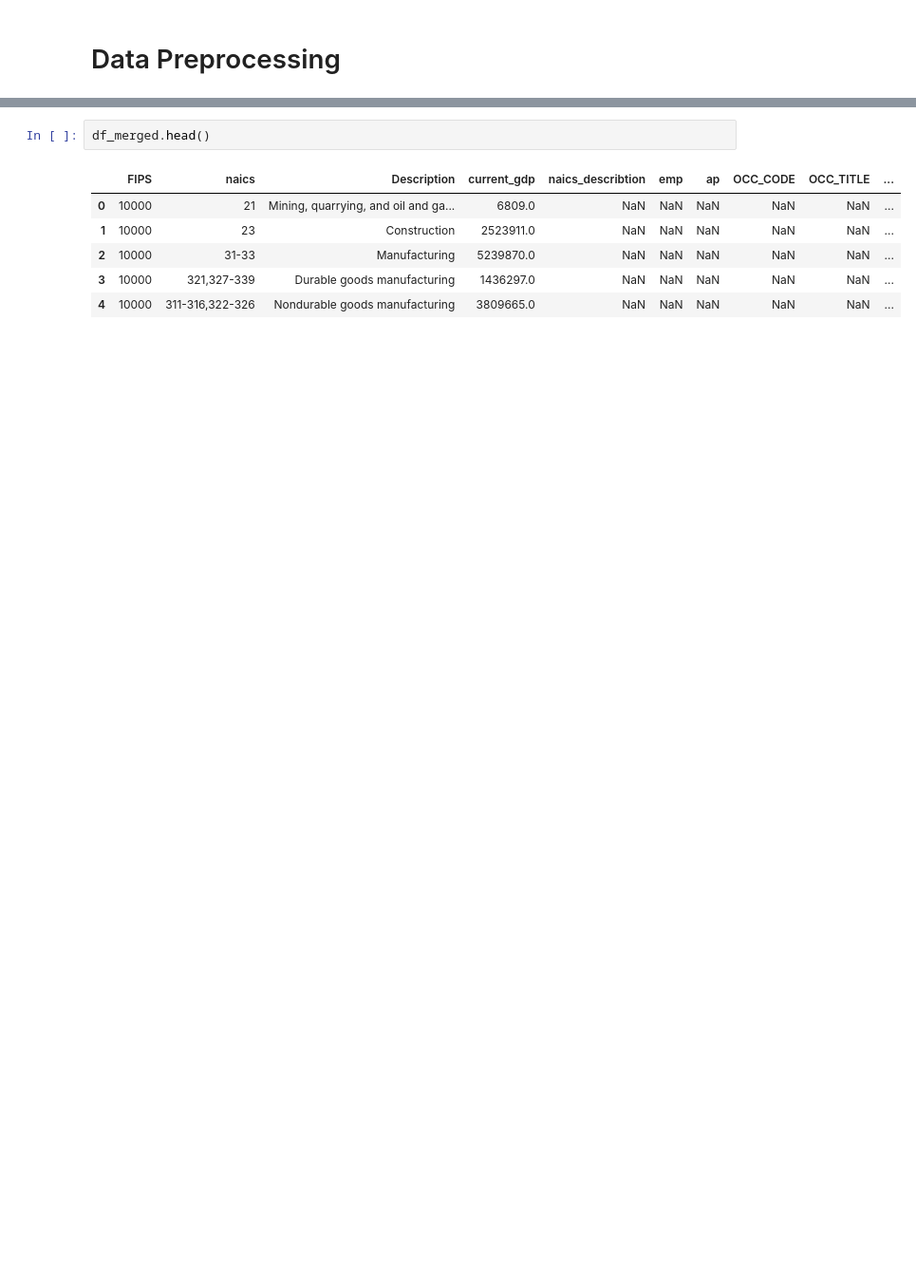
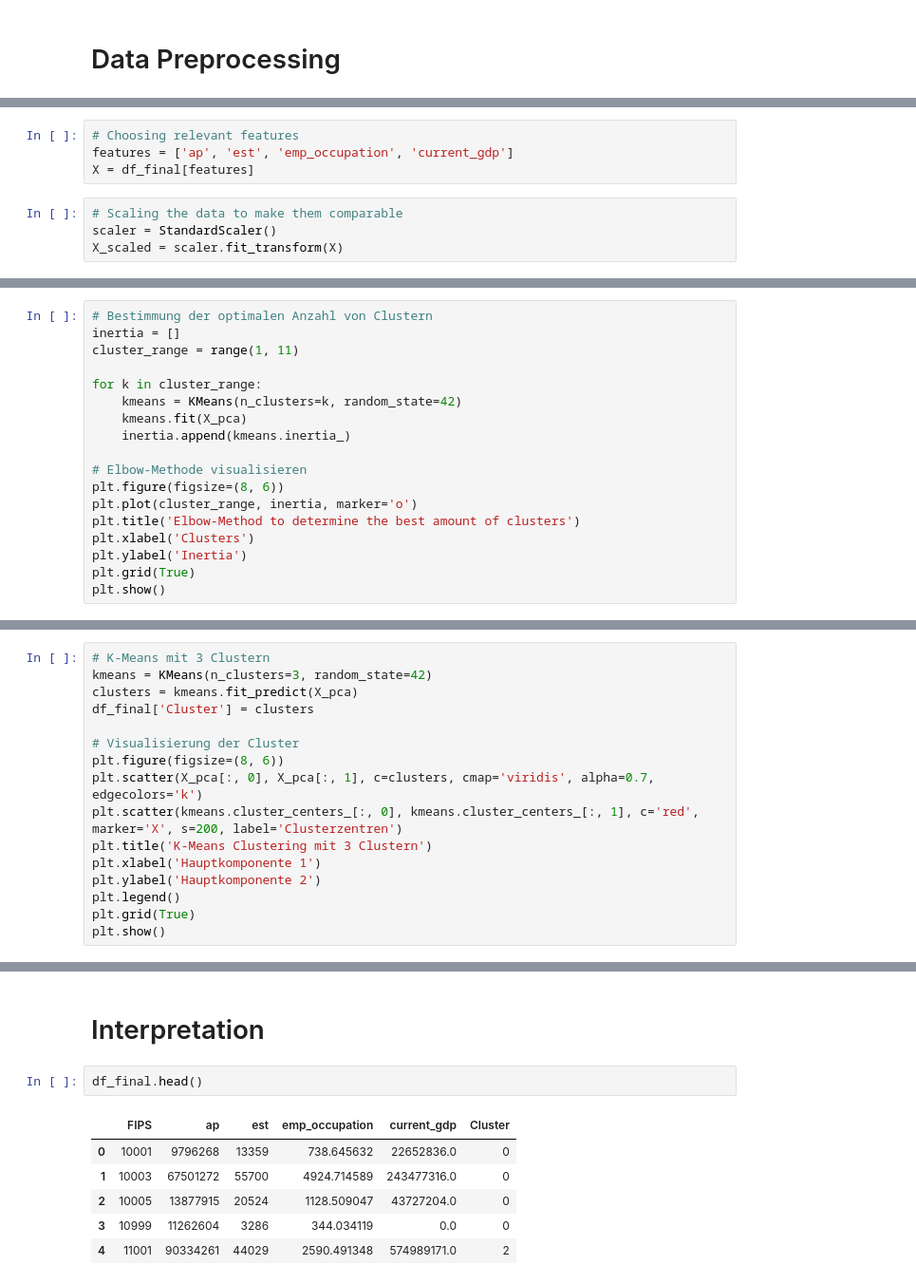
Before and after one commit to florivz/DDM-Project-WS24-25, a Jupyter notebook: analysis.ipynb, the cells around one changed output, grey strips where cells are left out. Shown at 95% size. Saved outputs shown, nothing was run; the diff lists cells and outputs as text; blank space fills up the shorter version.

```diff
--- a/analysis.ipynb
+++ b/analysis.ipynb
@@ -129,0 +185,8 @@ df_merged = df_merged.merge(
+# %%
+# Choosing relevant features
+features = ['ap', 'est', 'emp_occupation', 'current_gdp']
+X = df_final[features]
+# %%
+# Scaling the data to make them comparable
+scaler = StandardScaler()
+X_scaled = scaler.fit_transform(X)
@@ -129,0 +209,18 @@ df_merged = df_merged.merge(
+# %%
+# Bestimmung der optimalen Anzahl von Clustern
+inertia = []
+cluster_range = range(1, 11)
+
+for k in cluster_range:
+    kmeans = KMeans(n_clusters=k, random_state=42)
+    kmeans.fit(X_pca)
+    inertia.append(kmeans.inertia_)
+
+# Elbow-Methode visualisieren
+plt.figure(figsize=(8, 6))
+plt.plot(cluster_range, inertia, marker='o')
+plt.title('Elbow-Method to determine the best amount of clusters')
+plt.xlabel('Clusters')
+plt.ylabel('Inertia')
+plt.grid(True)
+plt.show()
@@ -129,0 +229,16 @@ df_merged = df_merged.merge(
+# %%
+# K-Means mit 3 Clustern
+kmeans = KMeans(n_clusters=3, random_state=42)
+clusters = kmeans.fit_predict(X_pca)
+df_final['Cluster'] = clusters
+
+# Visualisierung der Cluster
+plt.figure(figsize=(8, 6))
+plt.scatter(X_pca[:, 0], X_pca[:, 1], c=clusters, cmap='viridis', alpha=0.7, edgecolors='k')
+plt.scatter(kmeans.cluster_centers_[:, 0], kmeans.cluster_centers_[:, 1], c='red', marker='X', s=200, label='Clusterzentren')
+plt.title('K-Means Clustering mit 3 Clustern')
+plt.xlabel('Hauptkomponente 1')
+plt.ylabel('Hauptkomponente 2')
+plt.legend()
+plt.grid(True)
+plt.show()
@@ -130,9 +247,11 @@ df_merged = df_merged.merge(
+# %% [markdown]
+# Interpretation
 # %%
-df_merged.head()
+df_final.head()
 # %% [output]
-|  | FIPS | naics | Description | current_gdp | naics_describtion | emp | ap | OCC_CODE | OCC_TITLE | ... |
-| 0 | 10000 | 21 | Mining, quarrying, and oil and ga... | 6809.0 | NaN | NaN | NaN | NaN | NaN | ... |
-| 1 | 10000 | 23 | Construction | 2523911.0 | NaN | NaN | NaN | NaN | NaN | ... |
-| 2 | 10000 | 31-33 | Manufacturing | 5239870.0 | NaN | NaN | NaN | NaN | NaN | ... |
-| 3 | 10000 | 321,327-339 | Durable goods manufacturing | 1436297.0 | NaN | NaN | NaN | NaN | NaN | ... |
-| 4 | 10000 | 311-316,322-326 | Nondurable goods manufacturing | 3809665.0 | NaN | NaN | NaN | NaN | NaN | ... |
+|  | FIPS | ap | est | emp_occupation | current_gdp | Cluster |
+| 0 | 10001 | 9796268 | 13359 | 738.645632 | 22652836.0 | 0 |
+| 1 | 10003 | 67501272 | 55700 | 4924.714589 | 243477316.0 | 0 |
+| 2 | 10005 | 13877915 | 20524 | 1128.509047 | 43727204.0 | 0 |
+| 3 | 10999 | 11262604 | 3286 | 344.034119 | 0.0 | 0 |
+| 4 | 11001 | 90334261 | 44029 | 2590.491348 | 574989171.0 | 2 |
```
Also changed, not shown: parts of 20 cells of this notebook.
